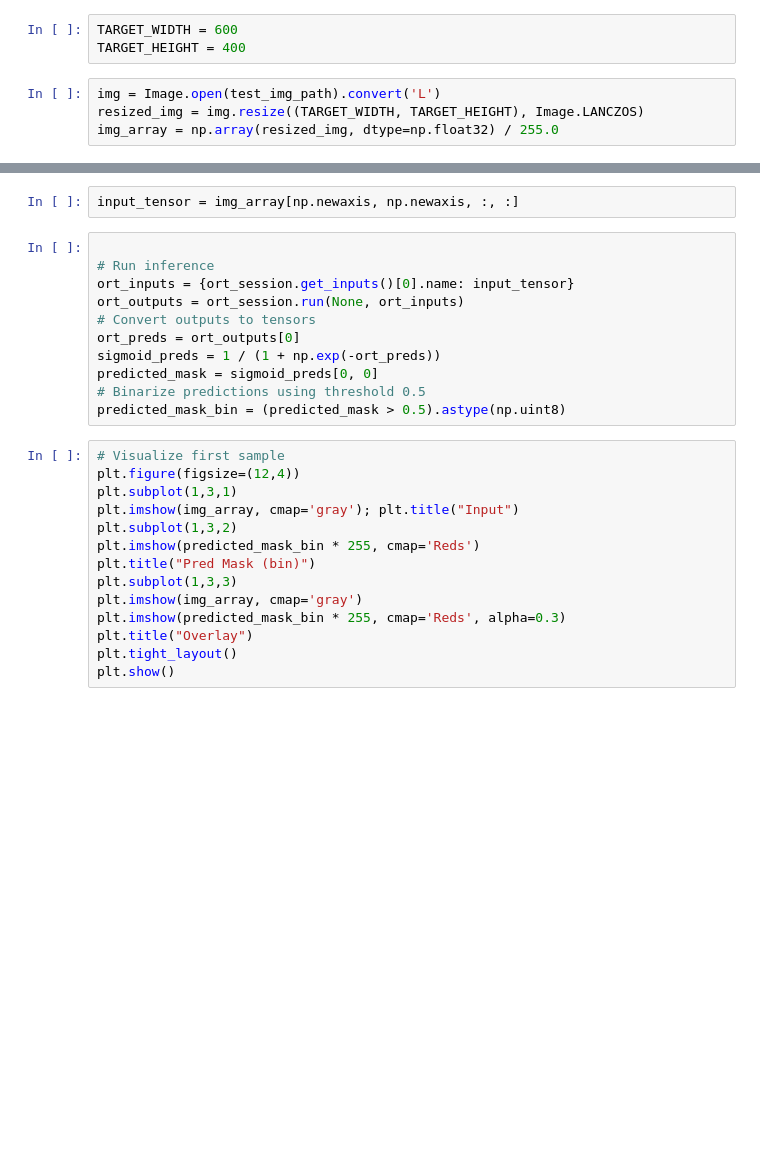
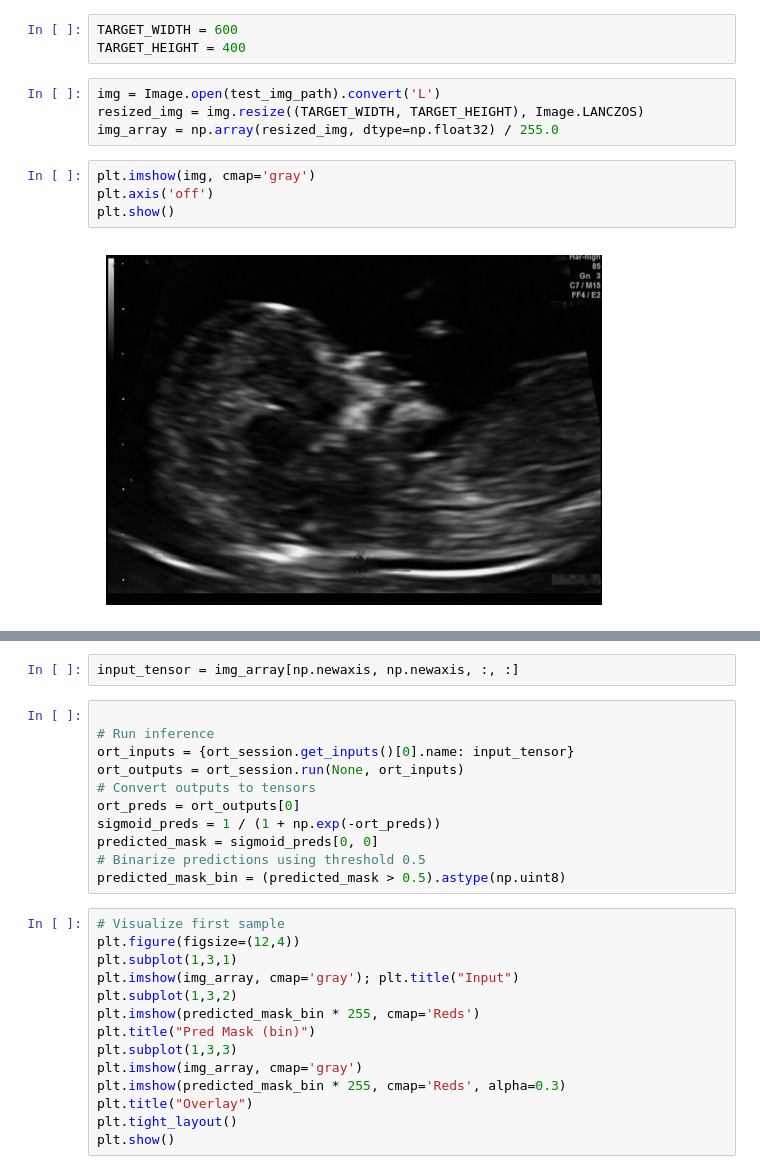
Before and after one commit to josulas/iamedic-demo, a Jupyter notebook: models-training/segmentater-inference.ipynb, the cells around one changed output, grey strips where cells are left out. Drawn from its saved outputs; the diff is of its cells as text; blank space fills up the shorter version.

```diff
--- a/models-training/segmentater-inference.ipynb
+++ b/models-training/segmentater-inference.ipynb
@@ -19,3 +21,9 @@ TARGET_HEIGHT = 400
 img = Image.open(test_img_path).convert('L')
 resized_img = img.resize((TARGET_WIDTH, TARGET_HEIGHT), Image.LANCZOS)
 img_array = np.array(resized_img, dtype=np.float32) / 255.0
+# %%
+plt.imshow(img, cmap='gray')
+plt.axis('off')
+plt.show()
+# %% [output]
+[figure, added]
```
Also changed, not shown: parts of 8 cells of this notebook, 1 other file.
